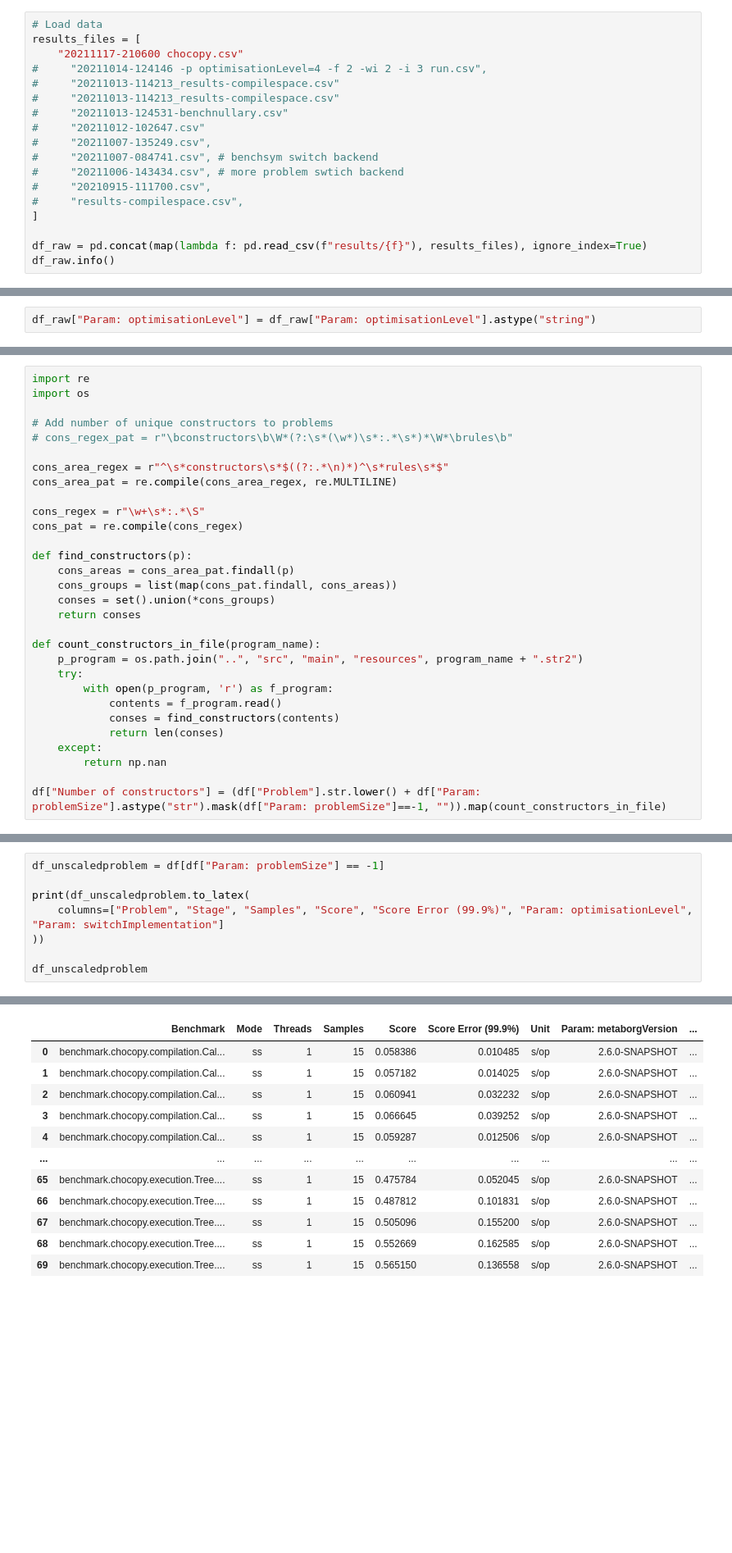
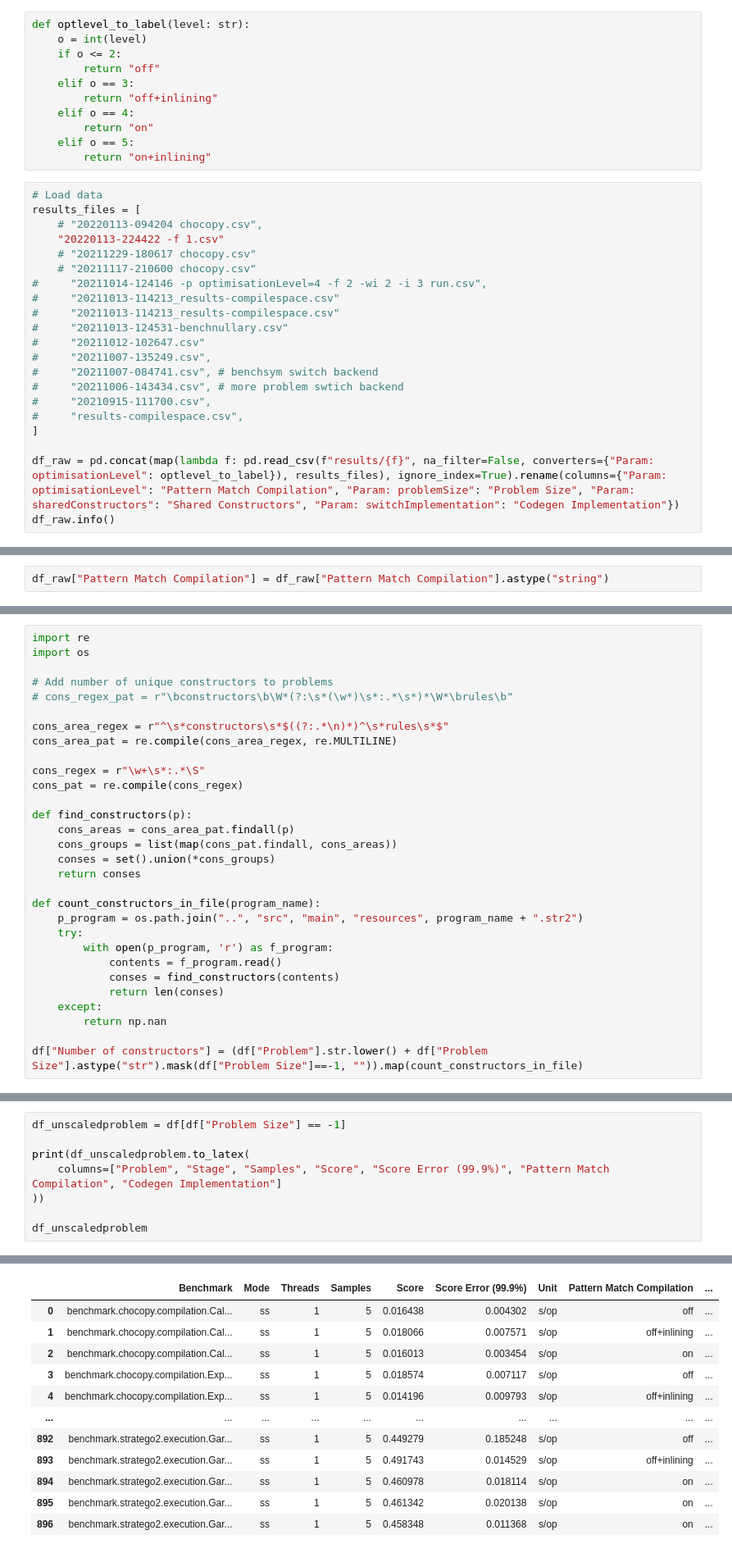
Before and after one commit to metaborg/stratego, a Jupyter notebook: stratego.build.spoofax2.benchmark/analysis/Example plots.ipynb, the cells around one changed output, grey strips where cells are left out. Shown at 82% size. Drawn from its saved outputs; the diff is of its cells as text; blank space fills up the shorter version.

```diff
--- a/stratego.build.spoofax2.benchmark/analysis/Example plots.ipynb
+++ b/stratego.build.spoofax2.benchmark/analysis/Example plots.ipynb
@@ -24,10 +24,24 @@ THESIS_TABLE_DIR = os.path.join(THESIS_DIR, "tab")
 
 os.makedirs(THESIS_FIGURE_DIR, exist_ok=True)
 os.makedirs(THESIS_TABLE_DIR, exist_ok=True)
+# %%
+def optlevel_to_label(level: str):
+    o = int(level)
+    if o <= 2:
+        return "off"
+    elif o == 3:
+        return "off+inlining"
+    elif o == 4:
+        return "on"
+    elif o == 5:
+        return "on+inlining"
 # %%
 # Load data
 results_files = [
-    "20211117-210600 chocopy.csv"
+    # "20220113-094204 chocopy.csv",
+    "20220113-224422 -f 1.csv"
+    # "20211229-180617 chocopy.csv"
+    # "20211117-210600 chocopy.csv"
 #     "20211014-124146 -p optimisationLevel=4 -f 2 -wi 2 -i 3 run.csv",
 #     "20211013-114213_results-compilespace.csv"
 #     "20211013-114213_results-compilespace.csv"
@@ -40,7 +54,7 @@ results_files = [
 #     "results-compilespace.csv",
 ]
 
-df_raw = pd.concat(map(lambda f: pd.read_csv(f"results/{f}"), results_files), ignore_index=True)
+df_raw = pd.concat(map(lambda f: pd.read_csv(f"results/{f}", na_filter=False, converters={"Param: optimisationLevel": optlevel_to_label}), results_files), ignore_index=True).rename(columns={"Param: optimisationLevel": "Pattern Match Compilation", "Param: problemSize": "Problem Size", "Param: sharedConstructors": "Shared Constructors", "Param: switchImplementation": "Codegen Implementation"})
 df_raw.info()
 # %% [output]
 <class 'pandas.core.frame.DataFrame'>
@@ -69,7 +82,7 @@ for col in ["Score", "Score Error (99.9%)"]:
 
 # df_raw
 # %%
-df_raw["Param: optimisationLevel"] = df_raw["Param: optimisationLevel"].astype("string")
+df_raw["Pattern Match Compilation"] = df_raw["Pattern Match Compilation"].astype("string")
 # %%
 df = df_raw[df_raw.Benchmark.str.endswith("jfr") == False].copy()
 df
@@ -198,7 +147,7 @@ def count_constructors_in_file(program_name):
     except:
         return np.nan
 
-df["Number of constructors"] = (df["Problem"].str.lower() + df["Param: problemSize"].astype("str").mask(df["Param: problemSize"]==-1, "")).map(count_constructors_in_file)
+df["Number of constructors"] = (df["Problem"].str.lower() + df["Problem Size"].astype("str").mask(df["Problem Size"]==-1, "")).map(count_constructors_in_file)
 # %%
 ## Plot-specific settings
 configs = [
@@ -389,8 +471,8 @@ for problem in ["Benchexpr", "Bubblesort", "Hanoi"]:
 # %%
-df_unscaledproblem = df[df["Param: problemSize"] == -1]
+df_unscaledproblem = df[df["Problem Size"] == -1]
 
 print(df_unscaledproblem.to_latex(
-    columns=["Problem", "Stage", "Samples", "Score", "Score Error (99.9%)", "Param: optimisationLevel", "Param: switchImplementation"]
+    columns=["Problem", "Stage", "Samples", "Score", "Score Error (99.9%)", "Pattern Match Compilation", "Codegen Implementation"]
 ))
 
 df_unscaledproblem
@@ -413,14 +495,14 @@ df_unscaledproblem
 \bottomrule
 \end{tabular}
-|  | Benchmark | Mode | Threads | Samples | Score | Score Error (99.9%) | Unit | Param: metaborgVersion | ... |
-| 0 | benchmark.chocopy.compilation.Cal... | ss | 1 | 15 | 0.058386 | 0.010485 | s/op | 2.6.0-SNAPSHOT | ... |
-| 1 | benchmark.chocopy.compilation.Cal... | ss | 1 | 15 | 0.057182 | 0.014025 | s/op | 2.6.0-SNAPSHOT | ... |
-| 2 | benchmark.chocopy.compilation.Cal... | ss | 1 | 15 | 0.060941 | 0.032232 | s/op | 2.6.0-SNAPSHOT | ... |
-| 3 | benchmark.chocopy.compilation.Cal... | ss | 1 | 15 | 0.066645 | 0.039252 | s/op | 2.6.0-SNAPSHOT | ... |
-| 4 | benchmark.chocopy.compilation.Cal... | ss | 1 | 15 | 0.059287 | 0.012506 | s/op | 2.6.0-SNAPSHOT | ... |
+|  | Benchmark | Mode | Threads | Samples | Score | Score Error (99.9%) | Unit | Pattern Match Compilation | ... |
+| 0 | benchmark.chocopy.compilation.Cal... | ss | 1 | 5 | 0.016438 | 0.004302 | s/op | off | ... |
+| 1 | benchmark.chocopy.compilation.Cal... | ss | 1 | 5 | 0.018066 | 0.007571 | s/op | off+inlining | ... |
+| 2 | benchmark.chocopy.compilation.Cal... | ss | 1 | 5 | 0.016013 | 0.003454 | s/op | on | ... |
+| 3 | benchmark.chocopy.compilation.Exp... | ss | 1 | 5 | 0.018574 | 0.007117 | s/op | off | ... |
+| 4 | benchmark.chocopy.compilation.Exp... | ss | 1 | 5 | 0.014196 | 0.009793 | s/op | off+inlining | ... |
 | ... | ... | ... | ... | ... | ... | ... | ... | ... | ... |
-| 65 | benchmark.chocopy.execution.Tree.... | ss | 1 | 15 | 0.475784 | 0.052045 | s/op | 2.6.0-SNAPSHOT | ... |
-| 66 | benchmark.chocopy.execution.Tree.... | ss | 1 | 15 | 0.487812 | 0.101831 | s/op | 2.6.0-SNAPSHOT | ... |
-| 67 | benchmark.chocopy.execution.Tree.... | ss | 1 | 15 | 0.505096 | 0.155200 | s/op | 2.6.0-SNAPSHOT | ... |
-| 68 | benchmark.chocopy.execution.Tree.... | ss | 1 | 15 | 0.552669 | 0.162585 | s/op | 2.6.0-SNAPSHOT | ... |
-| 69 | benchmark.chocopy.execution.Tree.... | ss | 1 | 15 | 0.565150 | 0.136558 | s/op | 2.6.0-SNAPSHOT | ... |
+| 892 | benchmark.stratego2.execution.Gar... | ss | 1 | 5 | 0.449279 | 0.185248 | s/op | off | ... |
+| 893 | benchmark.stratego2.execution.Gar... | ss | 1 | 5 | 0.491743 | 0.014529 | s/op | off+inlining | ... |
+| 894 | benchmark.stratego2.execution.Gar... | ss | 1 | 5 | 0.460978 | 0.018114 | s/op | on | ... |
+| 895 | benchmark.stratego2.execution.Gar... | ss | 1 | 5 | 0.461342 | 0.020138 | s/op | on | ... |
+| 896 | benchmark.stratego2.execution.Gar... | ss | 1 | 5 | 0.458348 | 0.011368 | s/op | on | ... |
```
Also changed, not shown: parts of 21 cells of this notebook, 26 other files.
